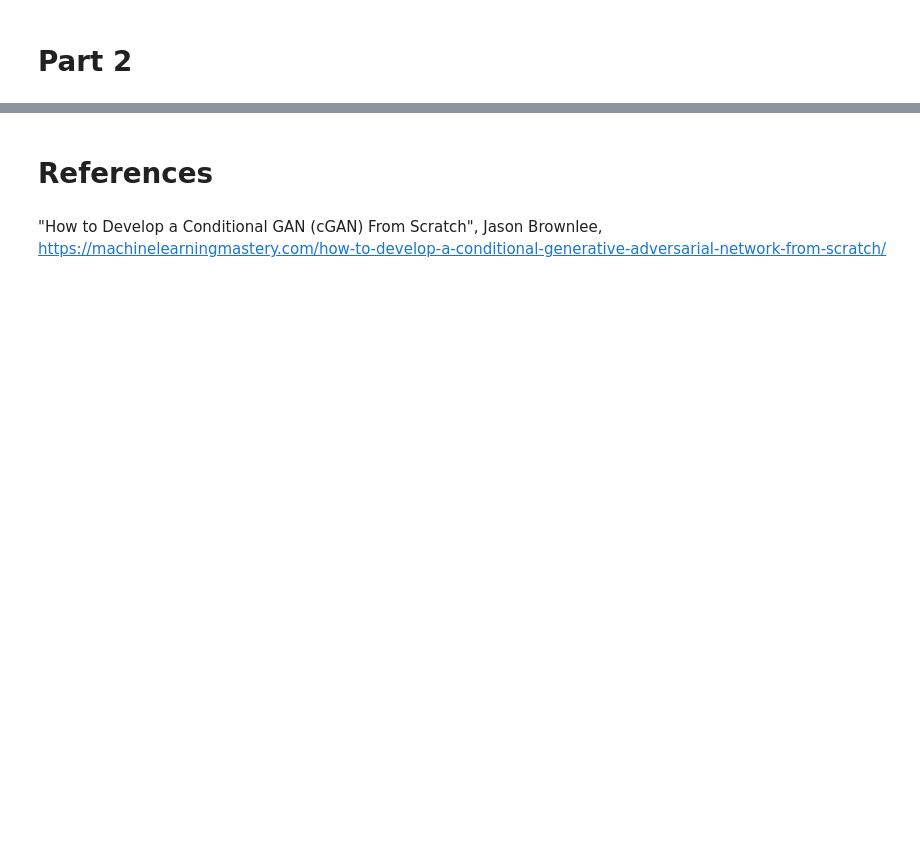
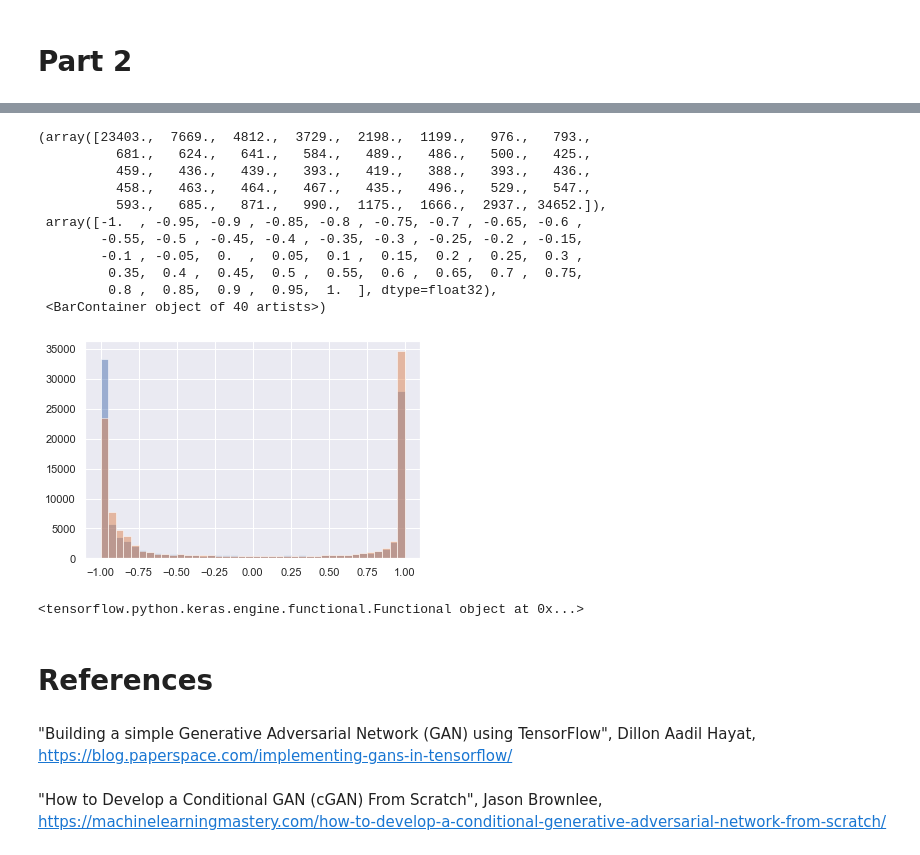
Before and after one commit to ubsuny/ParticleNN-Raspi4, a Jupyter notebook: FinalV4.ipynb, the cells around one changed output, grey strips where cells are left out. Saved outputs shown, nothing was run; the diff lists cells and outputs as text; code cells hidden in the pictures; blank space fills up the shorter version.

```diff
--- a/FinalV4.ipynb
+++ b/FinalV4.ipynb
@@ -342,0 +339,2 @@ array([[0.4834368 ],
+# %%
+A = g_model.predict([test,test_vals])
@@ -343,4 +348,26 @@ array([[0.4834368 ],
+# %%
+n,bins,weights = plt.hist(A[test_vals==0,3], bins = 40, alpha = 0.5)
+plt.hist(A[test_vals==1,3], bins = bins, alpha = 0.5)
+# %% [output]
+(array([23403.,  7669.,  4812.,  3729.,  2198.,  1199.,   976.,   793.,
+          681.,   624.,   641.,   584.,   489.,   486.,   500.,   425.,
+          459.,   436.,   439.,   393.,   419.,   388.,   393.,   436.,
+          458.,   463.,   464.,   467.,   435.,   496.,   529.,   547.,
+          593.,   685.,   871.,   990.,  1175.,  1666.,  2937., 34652.]),
+ array([-1.  , -0.95, -0.9 , -0.85, -0.8 , -0.75, -0.7 , -0.65, -0.6 ,
+        -0.55, -0.5 , -0.45, -0.4 , -0.35, -0.3 , -0.25, -0.2 , -0.15,
+        -0.1 , -0.05,  0.  ,  0.05,  0.1 ,  0.15,  0.2 ,  0.25,  0.3 ,
+         0.35,  0.4 ,  0.45,  0.5 ,  0.55,  0.6 ,  0.65,  0.7 ,  0.75,
+         0.8 ,  0.85,  0.9 ,  0.95,  1.  ], dtype=float32),
+ <BarContainer object of 40 artists>)
+[figure, added]
+# %%
+print(gan_model)
+# %% [output]
+<tensorflow.python.keras.engine.functional.Functional object at 0x...>
 # %% [markdown]
 # References
+# %% [markdown]
+"Building a simple Generative Adversarial Network (GAN) using TensorFlow", Dillon Aadil Hayat, https://blog.paperspace.com/implementing-gans-in-tensorflow/
 # %% [markdown]
 "How to Develop a Conditional GAN (cGAN) From Scratch", Jason Brownlee, https://machinelearningmastery.com/how-to-develop-a-conditional-generative-adversarial-network-from-scratch/
```
Also changed, not shown: parts of 6 cells of this notebook, 1 other file.
